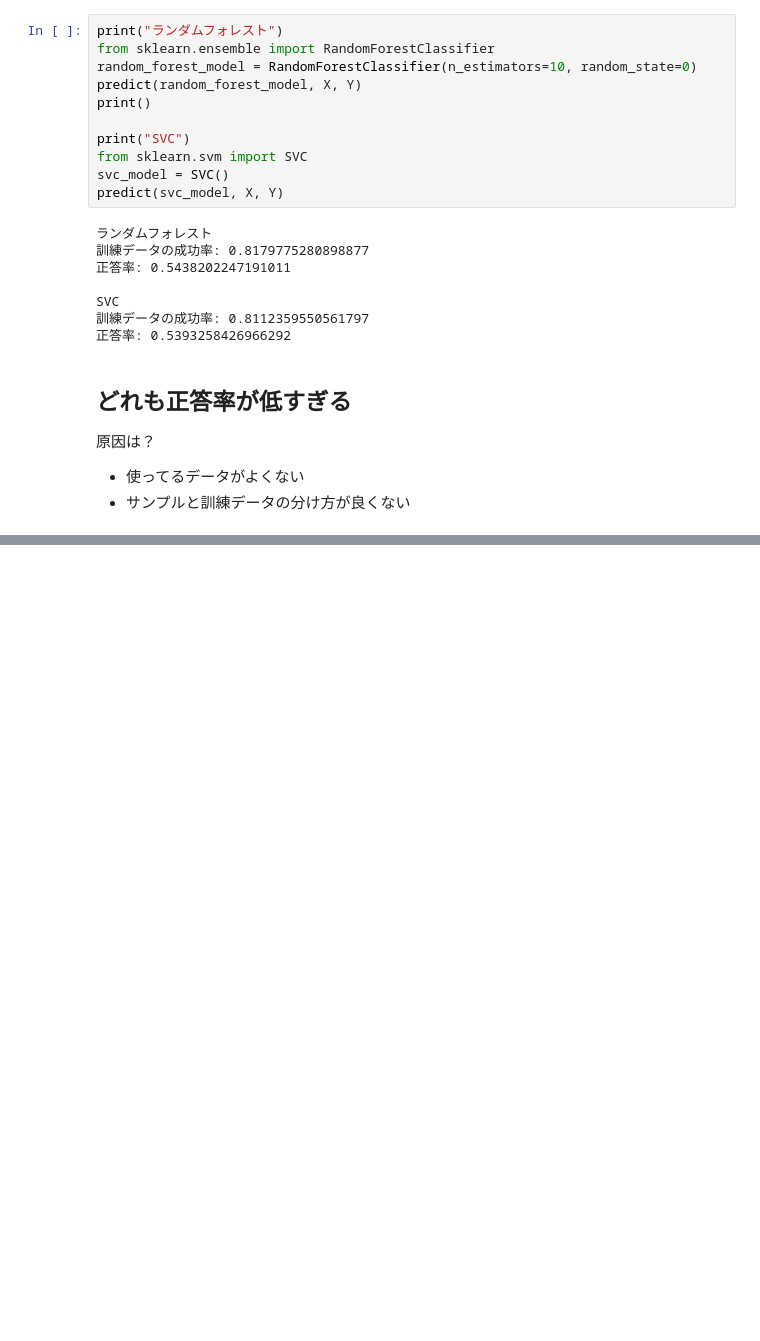
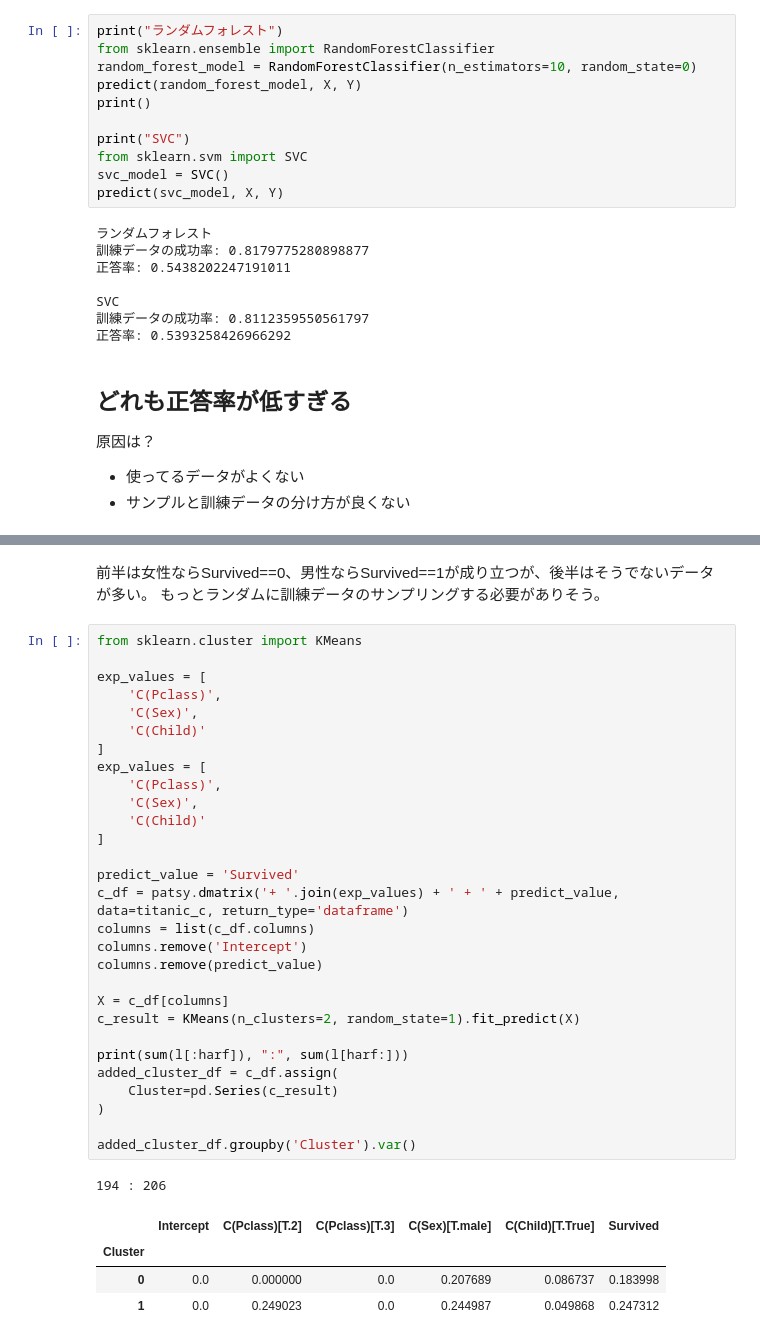
Before and after one commit to cocodrips/kaggle-titanic, a Jupyter notebook: machine-learning-challange.ipynb, the cells around one changed output, grey strips where cells are left out. Cells and saved outputs as stored; diff of their text form; blank space fills up the shorter version.

```diff
--- a/machine-learning-challange.ipynb
+++ b/machine-learning-challange.ipynb
@@ -184,0 +233,38 @@ SVC
+# %% [markdown]
+前半は女性ならSurvived==0、男性ならSurvived==1が成り立つが、後半はそうでないデータが多い。
+もっとランダムに訓練データのサンプリングする必要がありそう。
+# %%
+from sklearn.cluster import KMeans
+
+exp_values = [
+    'C(Pclass)',
+    'C(Sex)',
+    'C(Child)'
+]
+exp_values = [
+    'C(Pclass)',
+    'C(Sex)',
+    'C(Child)'
+]
+
+predict_value = 'Survived'
+c_df = patsy.dmatrix('+ '.join(exp_values) + ' + ' + predict_value, data=titanic_c, return_type='dataframe')
+columns = list(c_df.columns)
+columns.remove('Intercept')
+columns.remove(predict_value)
+
+X = c_df[columns]
+c_result = KMeans(n_clusters=2, random_state=1).fit_predict(X)
+
+print(sum(l[:harf]), ":", sum(l[harf:]))
+added_cluster_df = c_df.assign(
+    Cluster=pd.Series(c_result)
+)
+
+added_cluster_df.groupby('Cluster').var()
+# %% [output]
+194 : 206
+|  | Intercept | C(Pclass)[T.2] | C(Pclass)[T.3] | C(Sex)[T.male] | C(Child)[T.True] | Survived |
+| Cluster |  |  |  |  |  |  |
+| 0 | 0.0 | 0.000000 | 0.0 | 0.207689 | 0.086737 | 0.183998 |
+| 1 | 0.0 | 0.249023 | 0.0 | 0.244987 | 0.049868 | 0.247312 |
```
Also changed, not shown: parts of 6 cells of this notebook.
